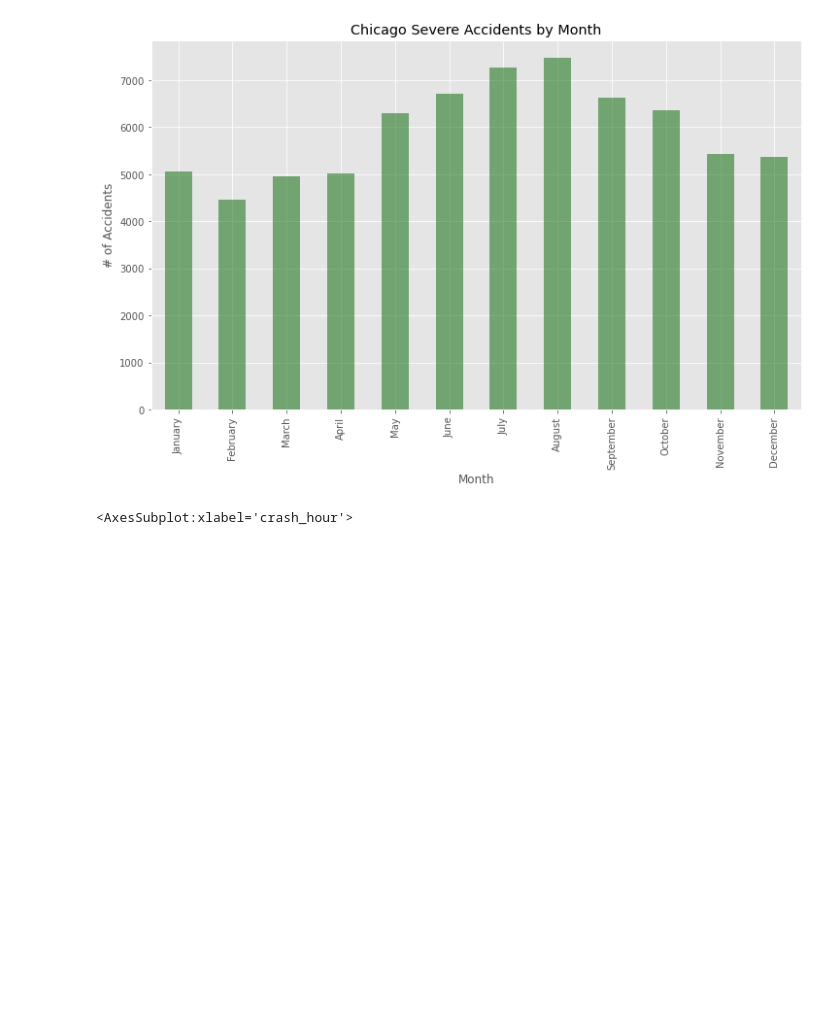
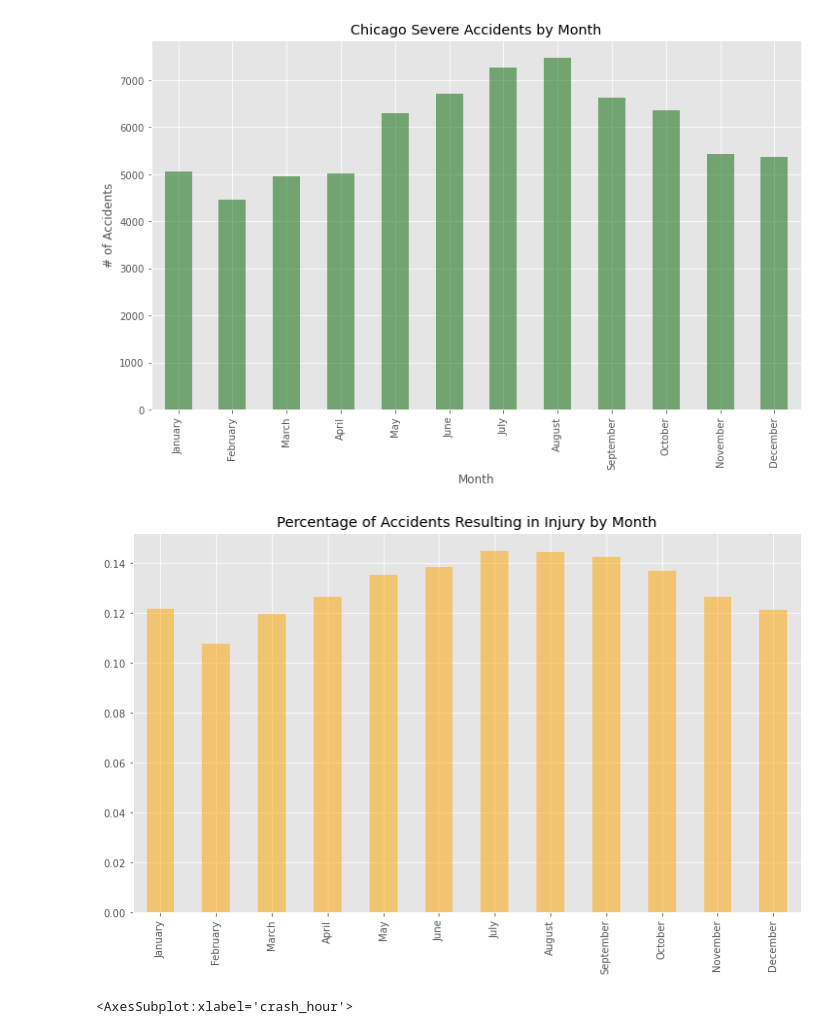
Before and after one commit to rhk48/chicago-cars, a Jupyter notebook: Dillon_EDA_Tues.ipynb, the cells around one changed output. Cells and saved outputs as stored; diff of their text form; code cells hidden in the pictures; blank space fills up the shorter version.

```diff
--- a/Dillon_EDA_Tues.ipynb
+++ b/Dillon_EDA_Tues.ipynb
@@ -535,0 +413,2 @@ Name: crash_hour, dtype: int64
+# %%
+prop_injury_by_month = accidents_by_month / all_accidents_by_month
@@ -544,6 +439,14 @@ plt.ylabel('# of Accidents')
 # %% [output]
 Text(0, 0.5, '# of Accidents')
 [figure]
+# %%
+plt.style.use('ggplot')
+
+prop_injury_by_month.plot(kind='bar', figsize=(12,7), color='orange', alpha=.5)
+
+plt.title('Percentage of Accidents Resulting in Injury by Month');
+# %% [output]
+[figure, added]
 # %%
 accidents_by_hour = df_injuries.groupby(df_injuries['crash_hour']).count()
 # %%
```
Also changed, not shown: parts of 48 cells of this notebook.
